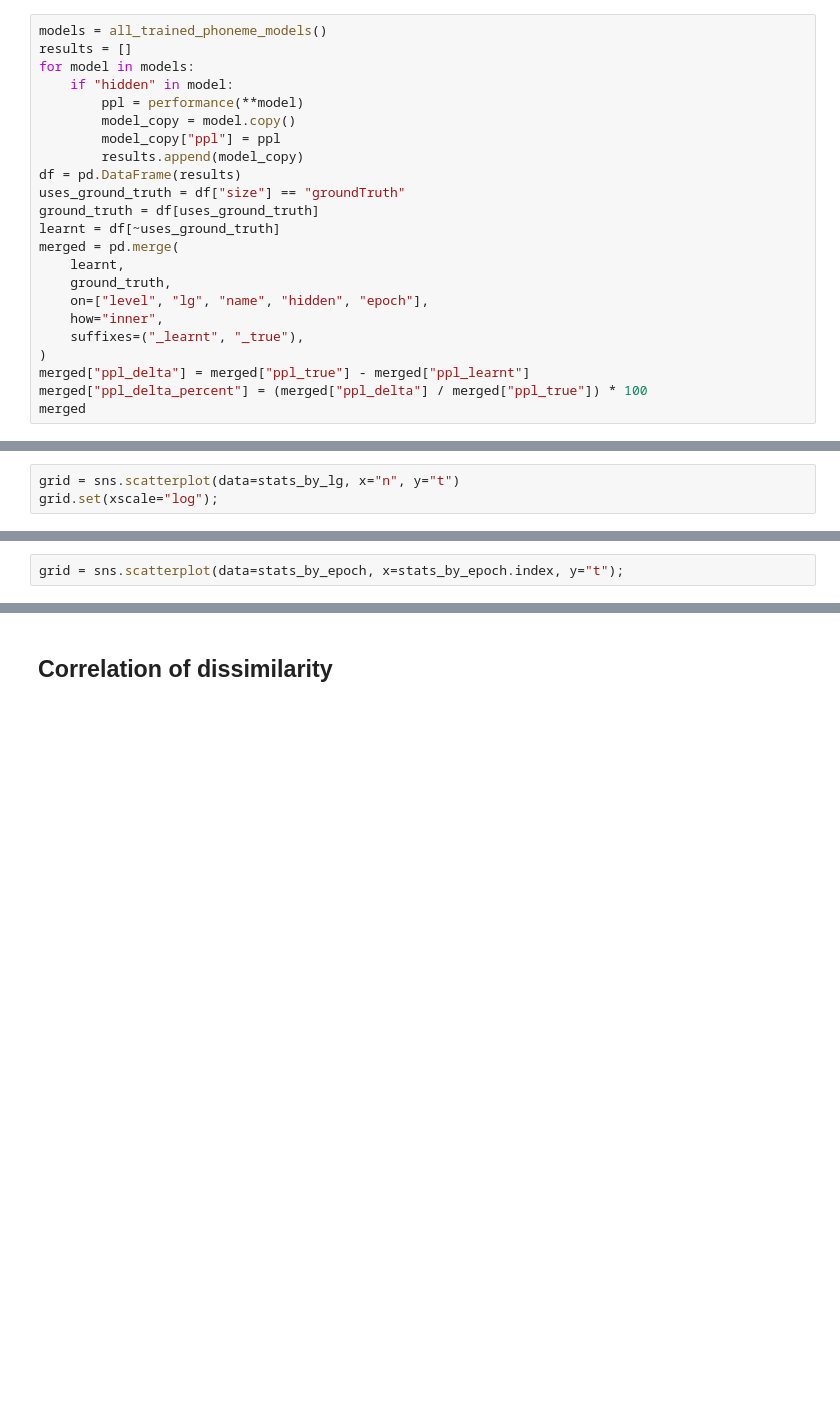
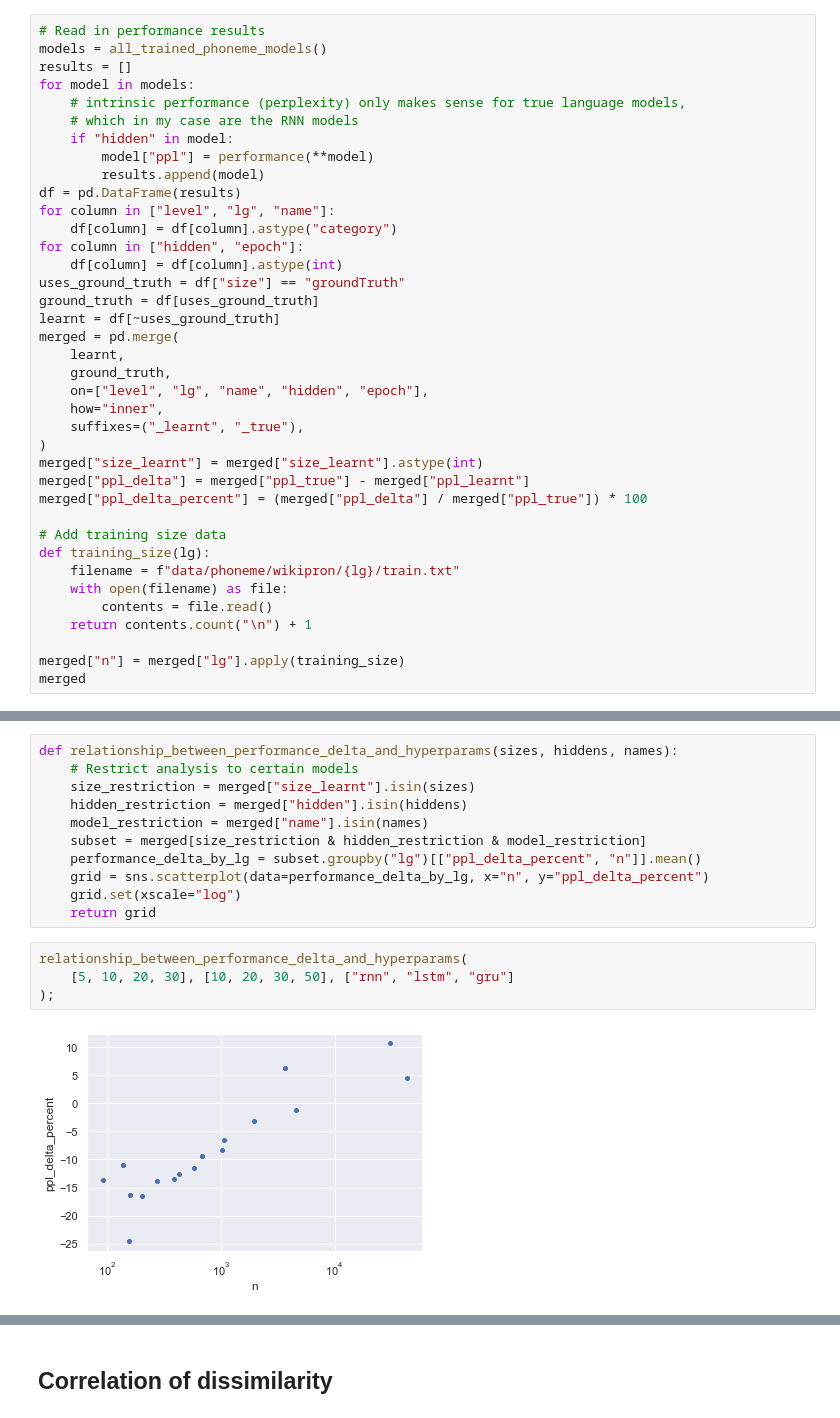
Before and after one commit to geoffbacon/phonological-features, a Jupyter notebook: src/Phonological-features.ipynb, the cells around one changed output, grey strips where cells are left out. Saved outputs shown, nothing was run; the diff lists cells and outputs as text; blank space fills up the shorter version.

Commit message:
finish performance analysis

```diff
--- a/src/Phonological-features.ipynb
+++ b/src/Phonological-features.ipynb
@@ -19,13 +34,18 @@ The blackcellmagic extension is already loaded. To reload it, use:
 # %%
+# Read in performance results
 models = all_trained_phoneme_models()
 results = []
 for model in models:
+    # intrinsic performance (perplexity) only makes sense for true language models,
+    # which in my case are the RNN models
     if "hidden" in model:
-        ppl = performance(**model)
-        model_copy = model.copy()
-        model_copy["ppl"] = ppl
-        results.append(model_copy)
+        model["ppl"] = performance(**model)
+        results.append(model)
 df = pd.DataFrame(results)
+for column in ["level", "lg", "name"]:
+    df[column] = df[column].astype("category")
+for column in ["hidden", "epoch"]:
+    df[column] = df[column].astype(int)
 uses_ground_truth = df["size"] == "groundTruth"
 ground_truth = df[uses_ground_truth]
 learnt = df[~uses_ground_truth]
@@ -36,8 +56,18 @@ merged = pd.merge(
     how="inner",
     suffixes=("_learnt", "_true"),
 )
+merged["size_learnt"] = merged["size_learnt"].astype(int)
 merged["ppl_delta"] = merged["ppl_true"] - merged["ppl_learnt"]
 merged["ppl_delta_percent"] = (merged["ppl_delta"] / merged["ppl_true"]) * 100
+
+# Add training size data
+def training_size(lg):
+    filename = f"data/phoneme/wikipron/{lg}/train.txt"
+    with open(filename) as file:
+        contents = file.read()
+    return contents.count("\n") + 1
+
+merged["n"] = merged["lg"].apply(training_size)
 merged
 # %% [output]
 |  | level | lg | name | size_learnt | hidden | epoch | ppl_learnt | size_true | ppl_true | ppl_delta | ... |
@@ -93,3 +85,0 @@ stats_by_lg
-# %%
-grid = sns.scatterplot(data=stats_by_lg, x="n", y="t")
-grid.set(xscale="log");
@@ -120,2 +85,0 @@ stats_by_epoch.sort_values("t")
-# %%
-grid = sns.scatterplot(data=stats_by_epoch, x=stats_by_epoch.index, y="t");
@@ -123,0 +86,17 @@ grid = sns.scatterplot(data=stats_by_epoch, x=stats_by_epoch.index, y="t");
+# %%
+def relationship_between_performance_delta_and_hyperparams(sizes, hiddens, names):
+    # Restrict analysis to certain models
+    size_restriction = merged["size_learnt"].isin(sizes)
+    hidden_restriction = merged["hidden"].isin(hiddens)
+    model_restriction = merged["name"].isin(names)
+    subset = merged[size_restriction & hidden_restriction & model_restriction]
+    performance_delta_by_lg = subset.groupby("lg")[["ppl_delta_percent", "n"]].mean()
+    grid = sns.scatterplot(data=performance_delta_by_lg, x="n", y="ppl_delta_percent")
+    grid.set(xscale="log")
+    return grid
+# %%
+relationship_between_performance_delta_and_hyperparams(
+    [5, 10, 20, 30], [10, 20, 30, 50], ["rnn", "lstm", "gru"]
+);
+# %% [output]
+[figure, added]
```
Also changed, not shown: parts of 19 cells of this notebook.
